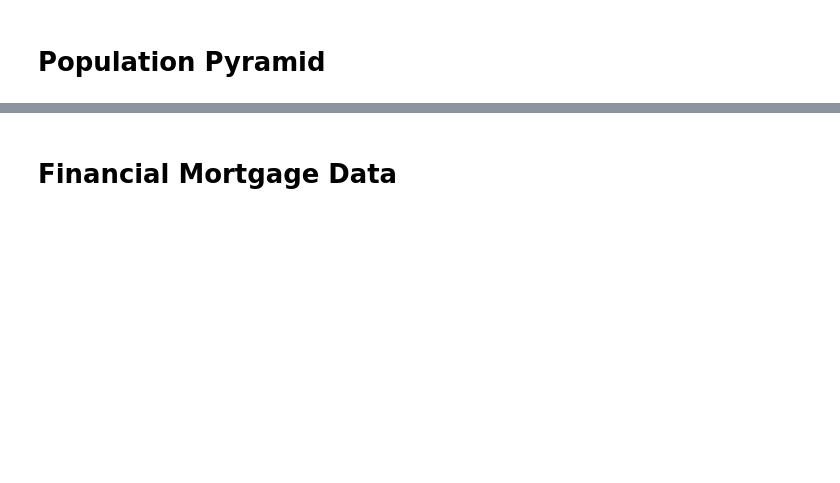
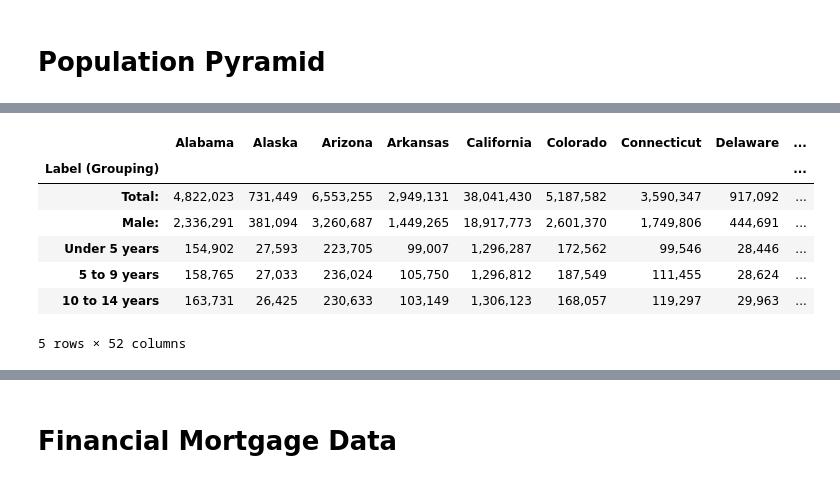
Before and after one commit to syaldram/RealEstate-vs-Demographics, a Jupyter notebook: demo.ipynb, the cells around one changed output, grey strips where cells are left out. Saved outputs shown, nothing was run; the diff lists cells and outputs as text; code cells hidden in the pictures; blank space fills up the shorter version.

```diff
--- a/demo.ipynb
+++ b/demo.ipynb
@@ -322,7 +414,16 @@ graph_pyramid(df_male_2022,df_female_2022,'California', '2022')
 # %%
-data_pop = pd.read_csv('../Data/SexByAge2012.csv', index_col=0)
+data_pop = pd.read_csv('./Data/SexByAge2012.csv', index_col=0)
 data_pop = data_pop.rename(columns=clean_headers)
 data_pop.head()
+# %% [output]
+|  | Alabama | Alaska | Arizona | Arkansas | California | Colorado | Connecticut | Delaware | ... |
+| Label (Grouping) |  |  |  |  |  |  |  |  | ... |
+| Total: | 4,822,023 | 731,449 | 6,553,255 | 2,949,131 | 38,041,430 | 5,187,582 | 3,590,347 | 917,092 | ... |
+| Male: | 2,336,291 | 381,094 | 3,260,687 | 1,449,265 | 18,917,773 | 2,601,370 | 1,749,806 | 444,691 | ... |
+| Under 5 years | 154,902 | 27,593 | 223,705 | 99,007 | 1,296,287 | 172,562 | 99,546 | 28,446 | ... |
+| 5 to 9 years | 158,765 | 27,033 | 236,024 | 105,750 | 1,296,812 | 187,549 | 111,455 | 28,624 | ... |
+| 10 to 14 years | 163,731 | 26,425 | 230,633 | 103,149 | 1,306,123 | 168,057 | 119,297 | 29,963 | ... |
+5 rows × 52 columns
 # %%
 male_data = data_pop.iloc[[2,3,4,5,6,7,8,9,10,11,12,13,14,15,16,17,18,19,20,21,22,23,24]]
 # %%
```
Also changed, not shown: parts of 66 cells of this notebook, 3 other files.
